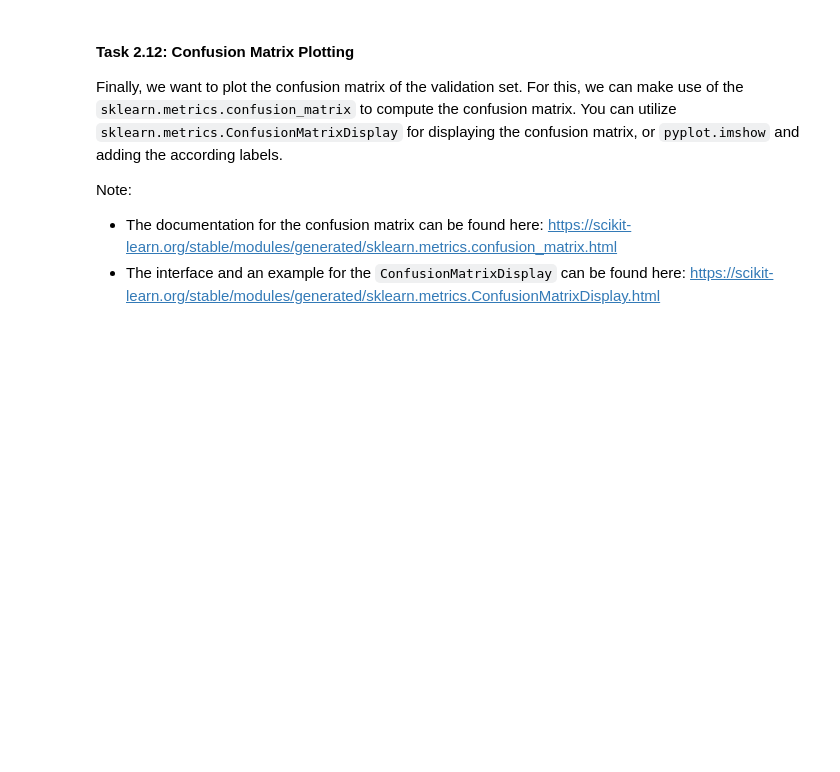
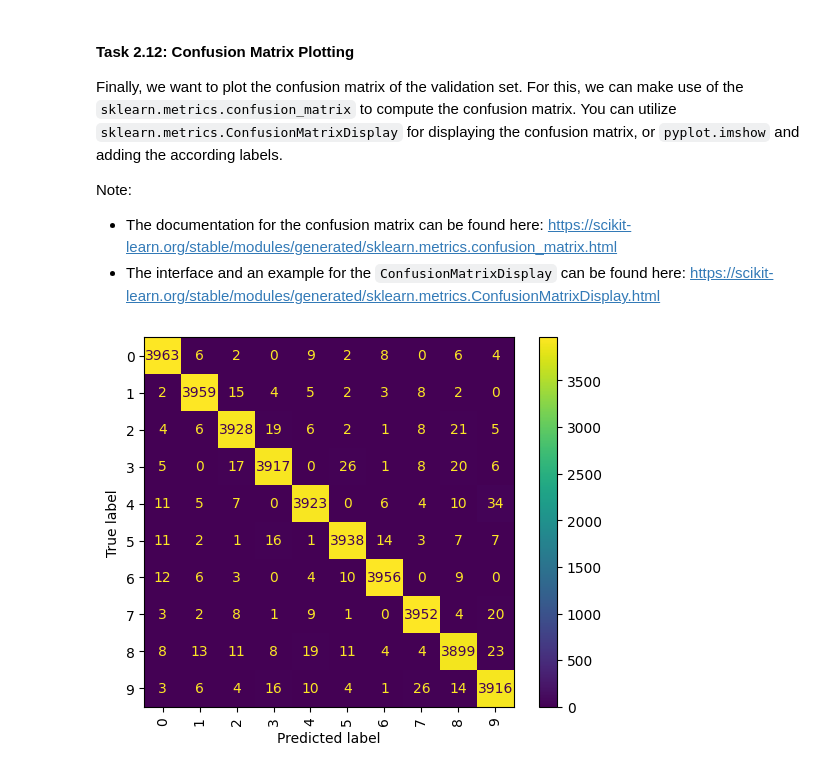
Before and after one commit to tlex-web/deep-learning-exercises, a Jupyter notebook: 03/DL-Assignment03.ipynb, the cells around one changed output. Drawn from its saved outputs; the diff is of its cells as text; code cells hidden in the pictures; blank space fills up the shorter version.

```diff
--- a/03/DL-Assignment03.ipynb
+++ b/03/DL-Assignment03.ipynb
@@ -561,6 +561,14 @@ In features: 400
 
 Create a network that has feature layers frozen with $10$ output units.
 Fine-tune the created network for 2 epochs on our digits data (`trainloader_digits, validloader_digits`) using the previous function, and a smaller learning rate of $\eta=0.001$.
-# %%
-network_with_frozen_layers = ...
-_ = training_loop(...)
+# %%
+network_with_frozen_layers = replace_last_layer(network_copy, O=10)
+
+# Should we use here again the same moementum
+train_loss, train_acc, val_loss, val_acc = training_loop(
+    network=network_with_frozen_layers,
+    trainloader=trainloader_digits,
+    validloader=validloader_digits,
+    epochs=2,
+    lr=0.001,
+    momentum=0.9)
@@ -583,11 +595,13 @@ predictions = []
 with torch.no_grad():
     for x, t in validloader_digits:
         # put data onto device
-        ...
+        x, t = x.to(device), t.to(device)
+
         # extract logits from the network
-        ...
+        logits = network_with_frozen_layers(x)
+
         # obtain predicted class
-        predicted_class = ...
+        predicted_class = torch.argmax(logits, dim=1)
 
         # store predicted class
         predictions.extend(predicted_class.cpu().tolist())
@@ -607,14 +621,16 @@ Note:
 # %%
 from sklearn.metrics import confusion_matrix, ConfusionMatrixDisplay
 import matplotlib.pyplot as plt
 
 # get the target class names
 classes = trainset_digits.classes
 
 # compute confusion matrix
-matrix = confusion_matrix(...) # Use predictions and target from the fine-tuned network
+matrix = confusion_matrix(targets, predictions) # Use predictions and target from the fine-tuned network
 
 # plot confusion matrices
-plot_conf_matrix1 = ConfusionMatrixDisplay(..., display_labels=classes)
+plot_conf_matrix1 = ConfusionMatrixDisplay(confusion_matrix=matrix, display_labels=classes)
 plot_conf_matrix1.plot(xticks_rotation = "vertical")
 plt.show()
+# %% [output]
+[figure, added]
```
Also changed, not shown: parts of 1 cell of this notebook.
